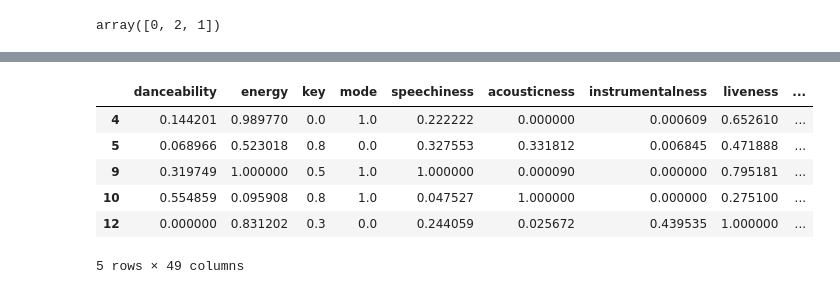
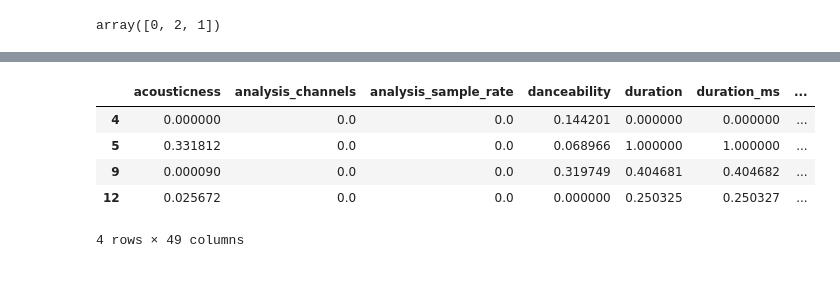
Before and after one commit to sakshijawarani/sys6018-final-project, a Jupyter notebook: gettingdata.ipynb, the cells around one changed output, grey strips where cells are left out. Cells and saved outputs as stored; diff of their text form; code cells hidden in the pictures.

```diff
--- a/gettingdata.ipynb
+++ b/gettingdata.ipynb
@@ -281,15 +279,14 @@ list(df_with_sentiment[df_with_sentiment.label==2]['song'])
 # %%
 # Perform Kmeans on the consolidated scaled dataset
 from sklearn.cluster import KMeans
-kmeans = KMeans(n_clusters=3, random_state=0).fit(df_with_sentiment[dfcols + ['positive', 'negative', 'neutral', 'compound']])
+kmeans = KMeans(n_clusters=2, random_state=0, max_iter=1000).fit(df_with_sentiment[dfcols + ['positive', 'negative', 'neutral', 'compound']])
 df_with_sentiment['label'] = kmeans.labels_
 # %%
-df_with_sentiment[df_with_sentiment.label==0]
+df_with_sentiment[df_with_sentiment.label==1]
 # %% [output]
-|  | danceability | energy | key | mode | speechiness | acousticness | instrumentalness | liveness | ... |
-| 4 | 0.144201 | 0.989770 | 0.0 | 1.0 | 0.222222 | 0.000000 | 0.000609 | 0.652610 | ... |
-| 5 | 0.068966 | 0.523018 | 0.8 | 0.0 | 0.327553 | 0.331812 | 0.006845 | 0.471888 | ... |
-| 9 | 0.319749 | 1.000000 | 0.5 | 1.0 | 1.000000 | 0.000090 | 0.000000 | 0.795181 | ... |
-| 10 | 0.554859 | 0.095908 | 0.8 | 1.0 | 0.047527 | 1.000000 | 0.000000 | 0.275100 | ... |
-| 12 | 0.000000 | 0.831202 | 0.3 | 0.0 | 0.244059 | 0.025672 | 0.439535 | 1.000000 | ... |
+|  | acousticness | analysis_channels | analysis_sample_rate | danceability | duration | duration_ms | ... |
+| 4 | 0.000000 | 0.0 | 0.0 | 0.144201 | 0.000000 | 0.000000 | ... |
+| 5 | 0.331812 | 0.0 | 0.0 | 0.068966 | 1.000000 | 1.000000 | ... |
+| 9 | 0.000090 | 0.0 | 0.0 | 0.319749 | 0.404681 | 0.404682 | ... |
+| 12 | 0.025672 | 0.0 | 0.0 | 0.000000 | 0.250325 | 0.250327 | ... |
-5 rows × 49 columns
+4 rows × 49 columns
```
Also changed, not shown: parts of 17 cells of this notebook, 3 other files.
